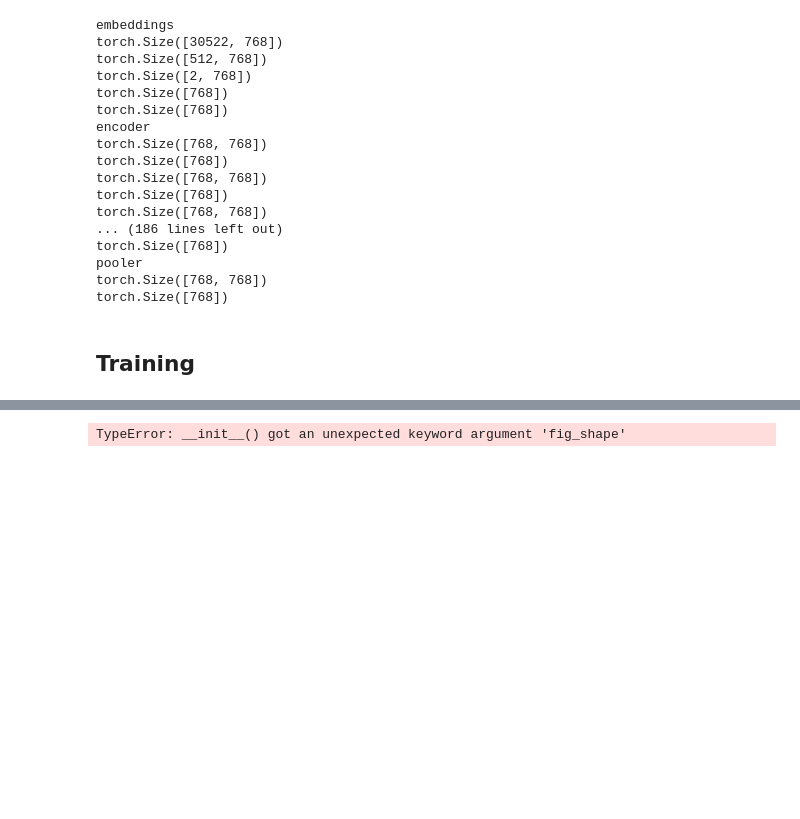
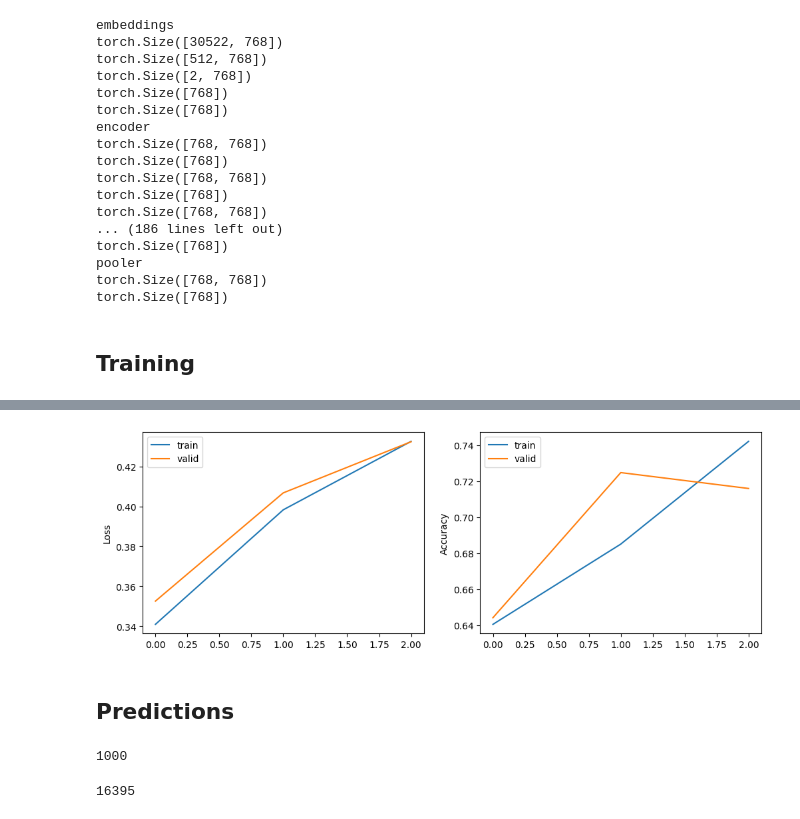
Before and after one commit to RomanEngeler1805/hateful_memes, a Jupyter notebook: scripts/data_loader.ipynb, the cells around one changed output, grey strips where cells are left out. Cells and saved outputs as stored; diff of their text form; code cells hidden in the pictures; blank space fills up the shorter version.

Commit message:
pipeline with prediction

```diff
--- a/scripts/data_loader.ipynb
+++ b/scripts/data_loader.ipynb
@@ -365,15 +364,21 @@ class BertBinaryClassifier(nn.Module):
 class MyEnsemble(nn.Module):
     def __init__(self):
         super(MyEnsemble, self).__init__()
-        self.modelVision = models.densenet161()
+        # pretrained models
+        self.modelVision = models.densenet161(pretrained=True)
         self.modelNLP = BertModel.from_pretrained('bert-base-cased')
+
+        # give densenet an untrained classifier layer
+        self.modelVision.classifier = nn.Linear(2208, 1000)
 
         # classifier layer
         self.classifier1 = nn.Linear(768+ 1000, 1000)
         self.classifier2 = nn.Linear(1000, 1)
 
     def forward(self, imgs, tokens, masks):
+        # vision
         x1 = self.modelVision(imgs)
+
         # Bert is such that the first token contains all info for classification
         _, x2 = self.modelNLP(tokens, attention_mask=masks, output_all_encoded_layers=False)
 
@@ -395,9 +400,11 @@ print(str(torch.cuda.memory_allocated(device)/1000000 ) + 'M')
 557.574144M
 # %%
 from torch.optim import Adam
-# TODO: bert optimizer, we might need individual optimier for the networks
+# TODO: not sure if this does what I think it should do
 # optimizer
-param_optimizer = list(model.classifier2.named_parameters())
+param_optimizer = list(model.modelVision.classifier.named_parameters())
+param_optimizer += list(model.classifier1.named_parameters())
+param_optimizer += list(model.classifier2.named_parameters())
 optimizer_grouped_parameters = [{"params": [p for n, p in param_optimizer]}]
 
-optimizer = Adam(model.parameters(), lr=3e-6)
+optimizer = Adam(optimizer_grouped_parameters, lr=3e-6) # TODO: SGD for just the final classifier
@@ -433,7 +468,7 @@ from torch.nn.utils import clip_grad_norm_
 # training
 torch.cuda.empty_cache()   # Clearing Cache space for a fresh Model run
 
-EPOCHS=5
+EPOCHS=3
 BATCH_SIZE=2
 
 # training
@@ -492,7 +527,7 @@ for epoch_num in range(EPOCHS):
 
         # logging
         # clear_output(wait=True) -> from IPython.display import clear_output
-        if step_num%20==0:
+        if step_num%100==0:
             print('Epoch: ', epoch_num + 1)
             print("\r" + "{0}/{1} loss: {2} acc: {3} ".format(step_num,
                                                               len(train_data) / BATCH_SIZE,
@@ -502,6 +537,9 @@ for epoch_num in range(EPOCHS):
     # train stats
     stats['train_loss'].append(train_loss / ((step_num+1)* BATCH_SIZE))
     stats['train_acc'].append(train_correct / ((step_num+1)* BATCH_SIZE))
+
+    # switch to optimize for all paramters
+    optimizer = Adam(model.parameters(), lr=3e-6)
 
     # validation
     model.eval()
@@ -556,14 +593,57 @@ KeyboardInterrupt:
 # %%
-fig, ax = plt.subplots(fig_shape=(14, 6), ncols=2)
+fig, ax = plt.subplots(figsize=(12, 4), ncols=2)
 ax[0].plot(stats['train_loss'])
 ax[0].plot(stats['valid_loss'])
 ax[0].legend(['train', 'valid'])
 ax[0].set_ylabel('Loss')
 
 ax[1].plot(stats['train_acc'])
 ax[1].plot(stats['valid_acc'])
 ax[1].legend(['train', 'valid'])
 ax[1].set_ylabel('Accuracy')
 plt.show()
 # %% [output]
-TypeError: __init__() got an unexpected keyword argument 'fig_shape'
+[figure, added]
+# %% [markdown]
+## Predictions
+# %%
+# test data for competition
+path_test = '../data/test.jsonl'
+
+# read text
+dataset_test = pd.read_json(path_test, lines=True)
+
+# dictionary
+data_test = dataset_test.to_dict(orient='records') # have been shuffled in previous step
+
+# split into text (input) and labels (output)
+test_texts, test_imgs, test_ids = list(zip(*map(lambda d: (d['text'], d['img'], d['id']), data_test)))
+test_labels = np.zeros(len(test_ids)) # TODO: hack to use current implementation of Dataset class
+
+print(len(test_texts))
+
+# token embeddings with required separation token
+test_tokens = list(map(lambda t: ['[CLS]'] + tokenizer.tokenize(t)[:62] + ['[SEP]'], test_texts))
+
+# prepare token ids
+test_tokens_ids = pad_sequences(list(map(tokenizer.convert_tokens_to_ids, test_tokens)), maxlen=64, truncating="post", padding="post", dtype="int")
+
+# mask for padding -> required by bert
+test_masks = [[float(i > 0) for i in ii] for ii in test_tokens_ids]
+
+# put everything back into a dictionary
+data_test = {'img_names': test_imgs, 'tokens': test_tokens, 'token_ids': test_tokens_ids,
+              'masks': test_masks, 'labels': test_labels}
+
+
+# test
+test_dataset = HatefulMemesDataset(data_test, img_dir='../data',
+                                    normalize=False, transform=Rescale(224, 2.)) # TODO: I somehwere read that image models need 224x224 input
+test_loader = torch.utils.data.DataLoader(test_dataset, batch_size=BATCH_SIZE, shuffle=False)
+# %% [output]
+1000
+# %%
+print(test_ids[0])
+#d4 = dict(d1, **d2)
+# %% [output]
+16395
```
Also changed, not shown: parts of 14 cells of this notebook.
